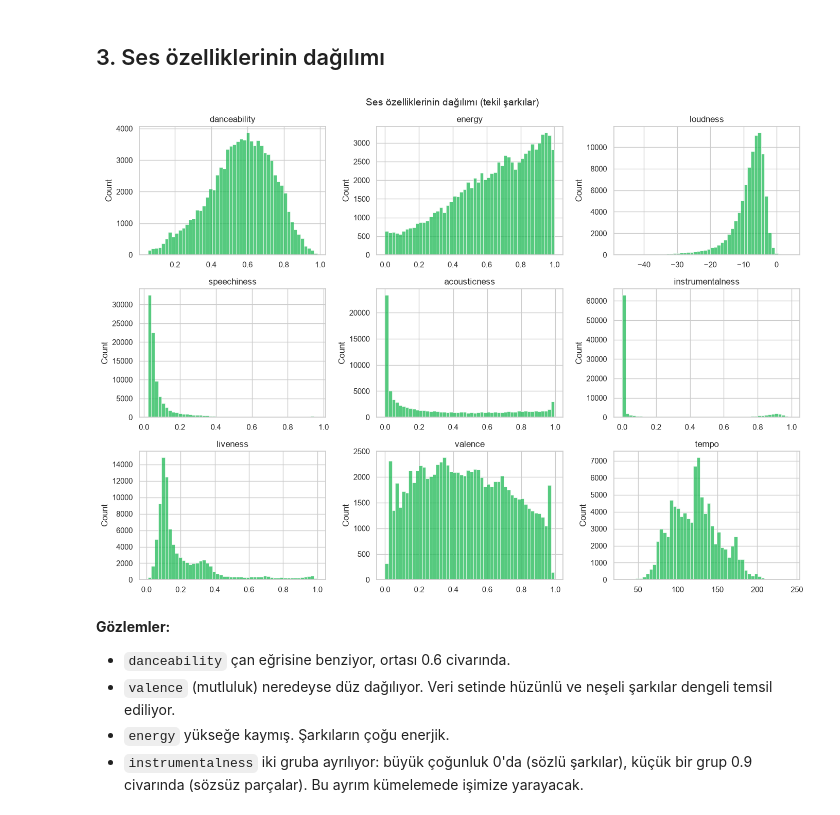
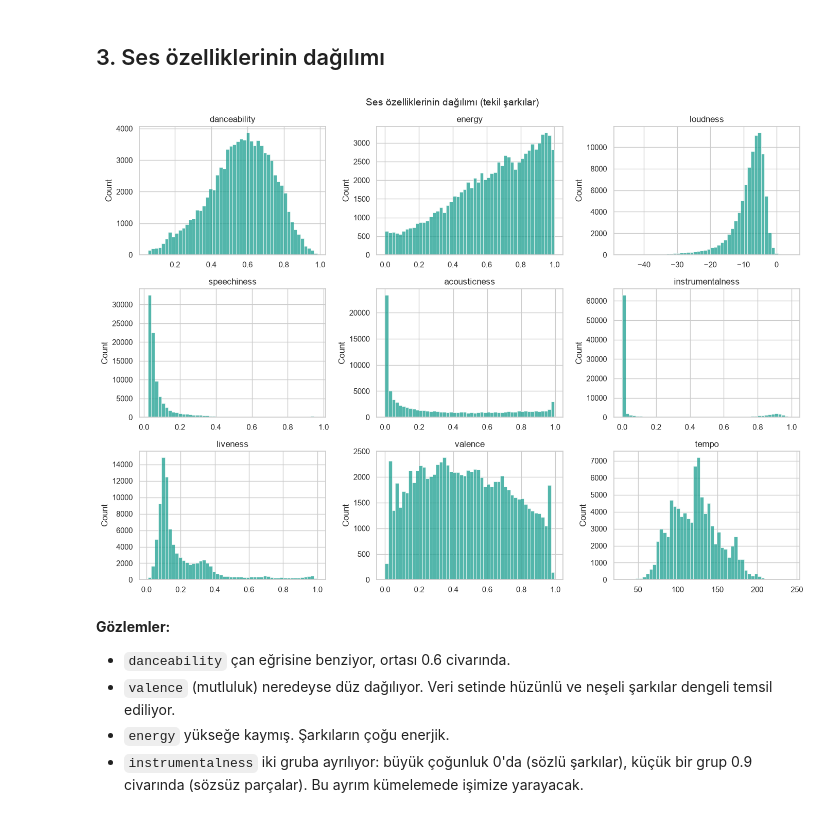
Before and after one commit to AtakanTugrul/spotify-veri-madenciligi, a Jupyter notebook: notebooks/01_kesif.ipynb, the cells around one changed output. Saved outputs shown, nothing was run; the diff lists cells and outputs as text; code cells hidden in the pictures.

```diff
--- a/notebooks/01_kesif.ipynb
+++ b/notebooks/01_kesif.ipynb
@@ -173,15 +173,15 @@ Tekil şarkı:            89,578 şarkı
 # %%
 fig, eksenler = plt.subplots(3, 3, figsize=(14, 10))
 for eksen, ozellik in zip(eksenler.flat, SES_OZELLIKLERI):
-    sns.histplot(sarkilar[ozellik], bins=50, ax=eksen, color="#1DB954")
+    sns.histplot(sarkilar[ozellik], bins=50, ax=eksen, color="#1A9E8F")
     eksen.set_title(ozellik)
     eksen.set_xlabel("")
 fig.suptitle("Ses özelliklerinin dağılımı (tekil şarkılar)", fontsize=14)
 fig.tight_layout()
 fig.savefig(FIGURLER / "01_dagilimlar.png", dpi=120)
 plt.show()
 # %% [output]
-[figure, old version]
+[figure, new version]
 # %% [markdown]
 **Gözlemler:**
 - `danceability` çan eğrisine benziyor, ortası 0.6 civarında.
```
Also changed, not shown: parts of 3 cells of this notebook, 17 other files.
